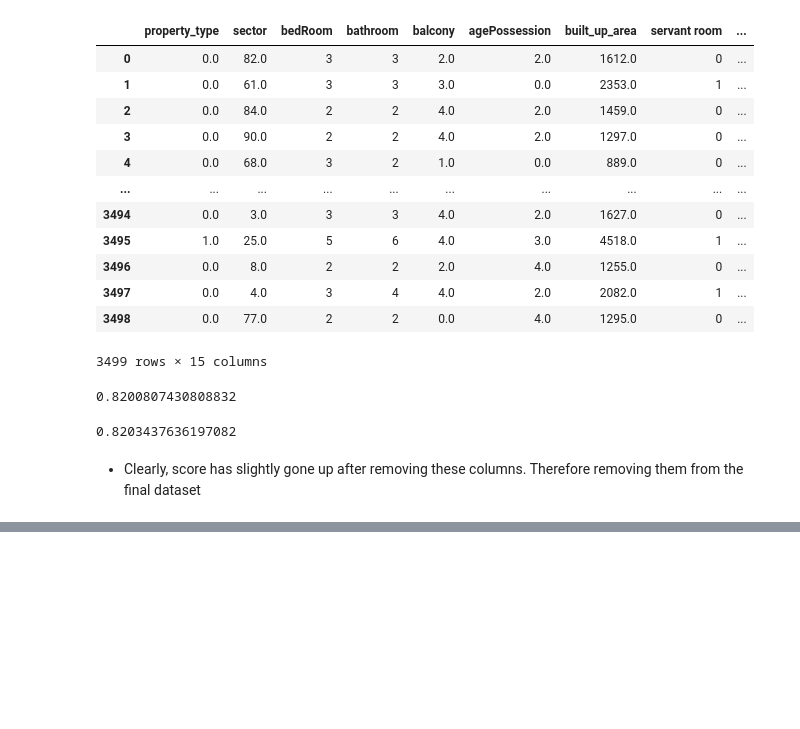
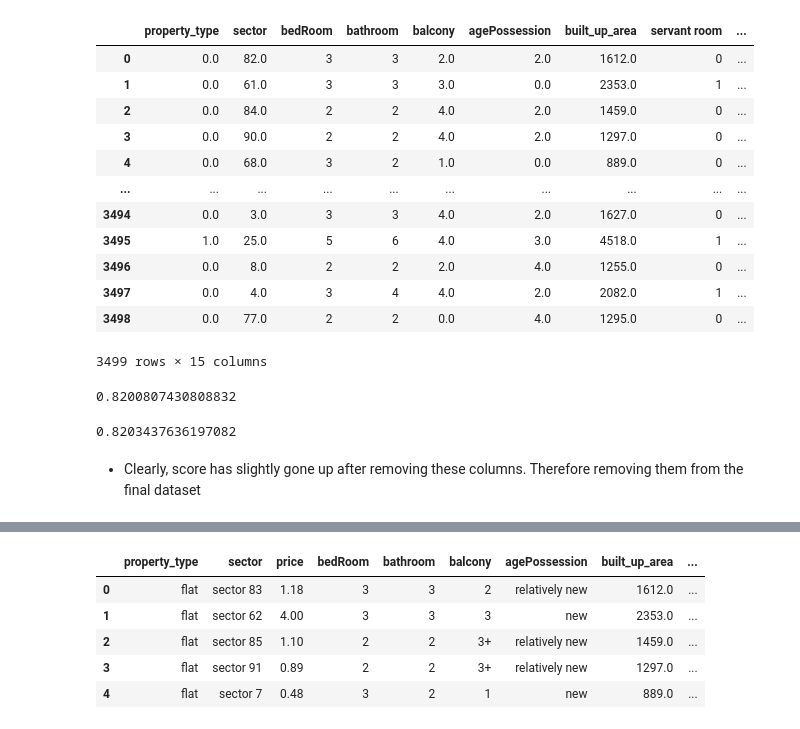
Before and after one commit to akshaypratap008/Real-Estate-Project, a Jupyter notebook: notebooks/feature-engineering-and-feature-selection/8_feature_selection.ipynb, the cells around one changed output, grey strips where cells are left out. Cells and saved outputs as stored; diff of their text form; code cells hidden in the pictures; blank space fills up the shorter version.

```diff
--- a/notebooks/feature-engineering-and-feature-selection/8_feature_selection.ipynb
+++ b/notebooks/feature-engineering-and-feature-selection/8_feature_selection.ipynb
@@ -625,0 +639,14 @@ X_label.to_csv(r'C:\Users\apaks\Desktop\Real Estate Project\artifacts\data\prepr
+# %%
+# rename price column and drop study room. pooja room, others column
+
+train_df.rename(columns = {'price_in_cr': 'price'}, inplace = True)
+train_df.drop(columns = ['study room', 'pooja room', 'others'], inplace = True)
+# %%
+train_df.head()
+# %% [output]
+|  | property_type | sector | price | bedRoom | bathroom | balcony | agePossession | built_up_area | ... |
+| 0 | flat | sector 83 | 1.18 | 3 | 3 | 2 | relatively new | 1612.0 | ... |
+| 1 | flat | sector 62 | 4.00 | 3 | 3 | 3 | new | 2353.0 | ... |
+| 2 | flat | sector 85 | 1.10 | 2 | 2 | 3+ | relatively new | 1459.0 | ... |
+| 3 | flat | sector 91 | 0.89 | 2 | 2 | 3+ | relatively new | 1297.0 | ... |
+| 4 | flat | sector 7 | 0.48 | 3 | 2 | 1 | new | 889.0 | ... |
```
Also changed, not shown: parts of 9 cells of this notebook, 3 other files.
